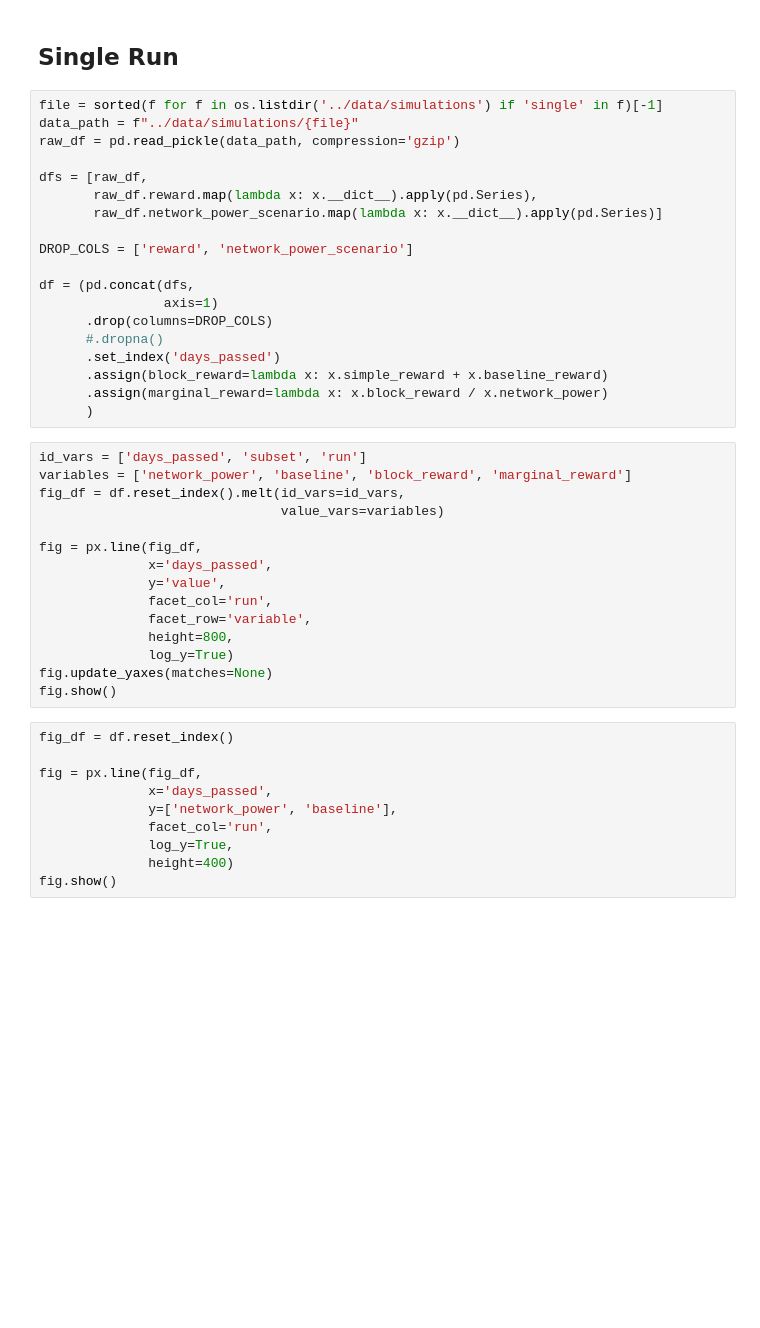
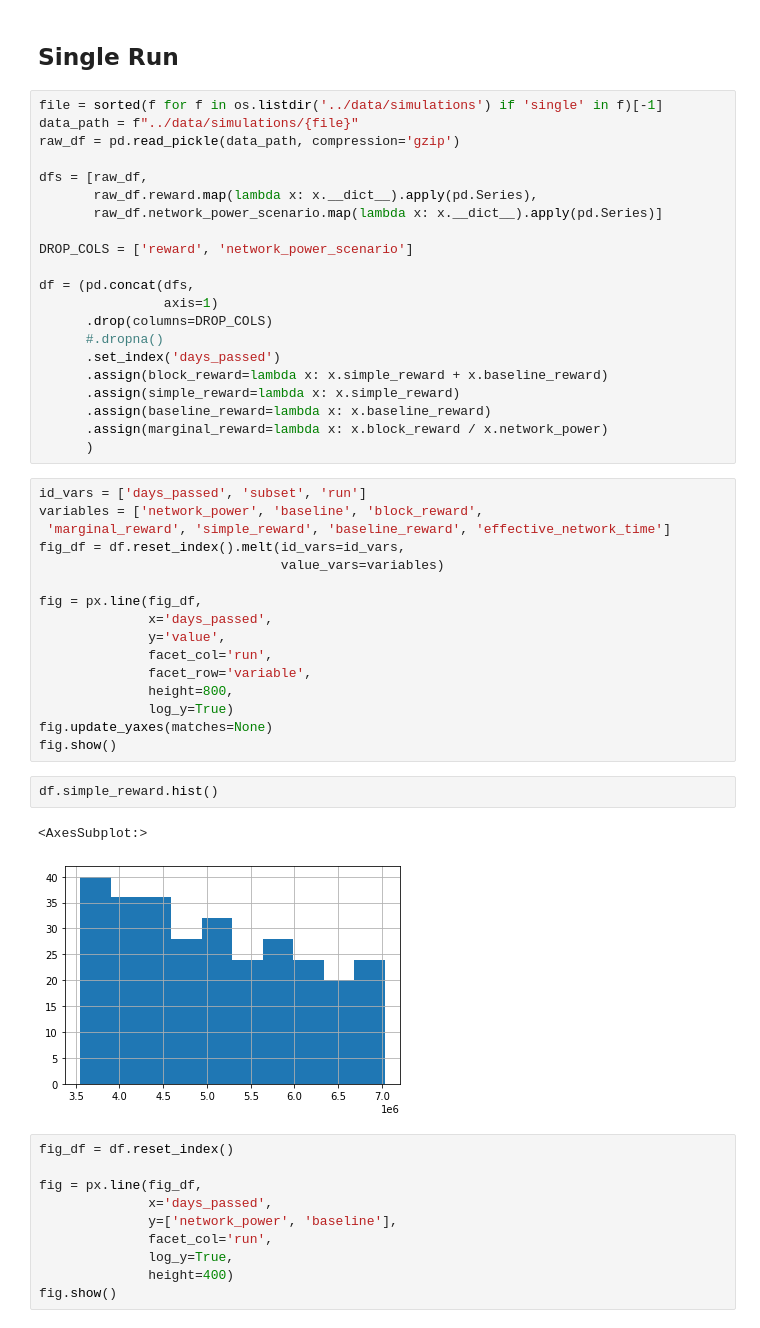
Before and after one commit to BlockScience/filecoin-baseline-incentives, a Jupyter notebook: notebooks/simulation_eda.ipynb, the cells around one changed output. Saved outputs shown, nothing was run; the diff lists cells and outputs as text; blank space fills up the shorter version.

Commit message:
fix simple rewards

```diff
--- a/notebooks/simulation_eda.ipynb
+++ b/notebooks/simulation_eda.ipynb
@@ -26,11 +26,14 @@ df = (pd.concat(dfs,
       #.dropna()
       .set_index('days_passed')
       .assign(block_reward=lambda x: x.simple_reward + x.baseline_reward)
+      .assign(simple_reward=lambda x: x.simple_reward)
+      .assign(baseline_reward=lambda x: x.baseline_reward)
       .assign(marginal_reward=lambda x: x.block_reward / x.network_power)
       )
 # %%
 id_vars = ['days_passed', 'subset', 'run']
-variables = ['network_power', 'baseline', 'block_reward', 'marginal_reward']
+variables = ['network_power', 'baseline', 'block_reward',
+ 'marginal_reward', 'simple_reward', 'baseline_reward', 'effective_network_time']
 fig_df = df.reset_index().melt(id_vars=id_vars,
                                value_vars=variables)
 
@@ -43,6 +46,11 @@ fig = px.line(fig_df,
               log_y=True)
 fig.update_yaxes(matches=None)
 fig.show()
+# %%
+df.simple_reward.hist()
+# %% [output]
+<AxesSubplot:>
+[figure, added]
 # %%
 fig_df = df.reset_index()
 
```
Also changed, not shown: 1 other file.
